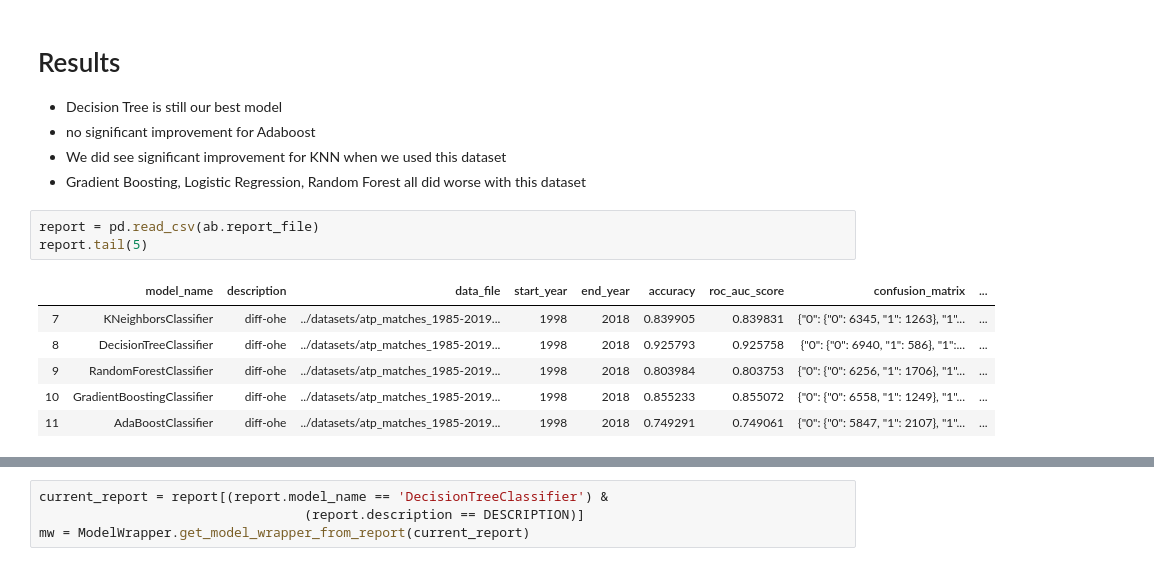
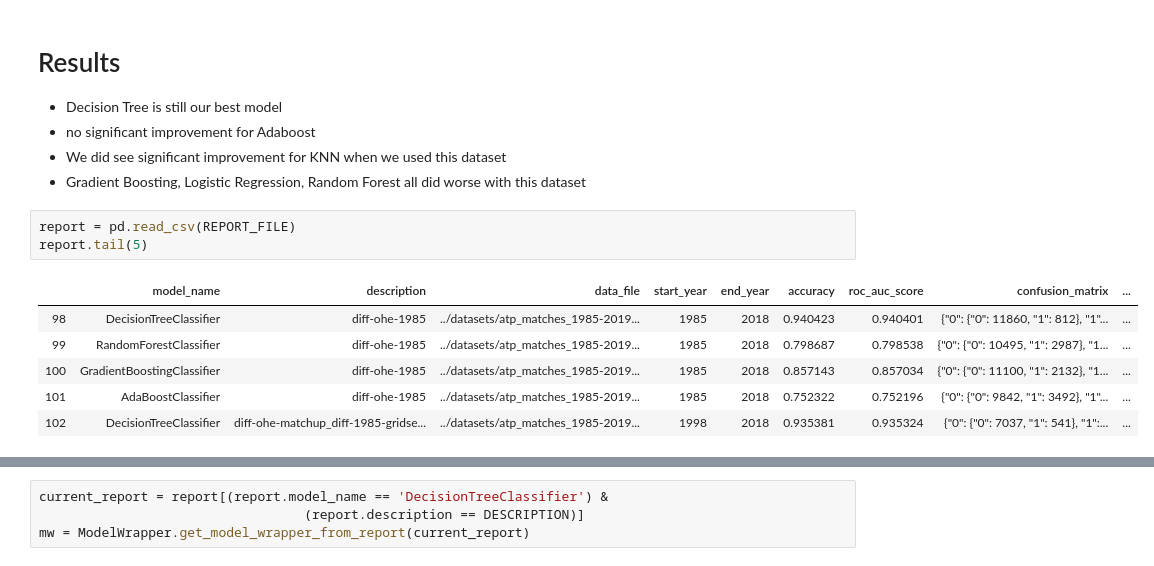
Before and after one commit to sv650s/atp-tennis-predictions, a Jupyter notebook: notebooks/5.1-atp_diff-ohe.ipynb, the cells around one changed output, grey strips where cells are left out. Saved outputs shown, nothing was run; the diff lists cells and outputs as text.

```diff
--- a/notebooks/5.1-atp_diff-ohe.ipynb
+++ b/notebooks/5.1-atp_diff-ohe.ipynb
@@ -365,13 +365,13 @@ Saving report: ../reports/summary.csv
 * We did see significant improvement for KNN when we used this dataset
 * Gradient Boosting, Logistic Regression, Random Forest all did worse with this dataset
 # %%
-report = pd.read_csv(ab.report_file)
+report = pd.read_csv(REPORT_FILE)
 report.tail(5)
 # %% [output]
 |  | model_name | description | data_file | start_year | end_year | accuracy | roc_auc_score | confusion_matrix | ... |
-| 7 | KNeighborsClassifier | diff-ohe | ../datasets/atp_matches_1985-2019... | 1998 | 2018 | 0.839905 | 0.839831 | {"0": {"0": 6345, "1": 1263}, "1"... | ... |
-| 8 | DecisionTreeClassifier | diff-ohe | ../datasets/atp_matches_1985-2019... | 1998 | 2018 | 0.925793 | 0.925758 | {"0": {"0": 6940, "1": 586}, "1":... | ... |
-| 9 | RandomForestClassifier | diff-ohe | ../datasets/atp_matches_1985-2019... | 1998 | 2018 | 0.803984 | 0.803753 | {"0": {"0": 6256, "1": 1706}, "1"... | ... |
-| 10 | GradientBoostingClassifier | diff-ohe | ../datasets/atp_matches_1985-2019... | 1998 | 2018 | 0.855233 | 0.855072 | {"0": {"0": 6558, "1": 1249}, "1"... | ... |
-| 11 | AdaBoostClassifier | diff-ohe | ../datasets/atp_matches_1985-2019... | 1998 | 2018 | 0.749291 | 0.749061 | {"0": {"0": 5847, "1": 2107}, "1"... | ... |
+| 98 | DecisionTreeClassifier | diff-ohe-1985 | ../datasets/atp_matches_1985-2019... | 1985 | 2018 | 0.940423 | 0.940401 | {"0": {"0": 11860, "1": 812}, "1"... | ... |
+| 99 | RandomForestClassifier | diff-ohe-1985 | ../datasets/atp_matches_1985-2019... | 1985 | 2018 | 0.798687 | 0.798538 | {"0": {"0": 10495, "1": 2987}, "1... | ... |
+| 100 | GradientBoostingClassifier | diff-ohe-1985 | ../datasets/atp_matches_1985-2019... | 1985 | 2018 | 0.857143 | 0.857034 | {"0": {"0": 11100, "1": 2132}, "1... | ... |
+| 101 | AdaBoostClassifier | diff-ohe-1985 | ../datasets/atp_matches_1985-2019... | 1985 | 2018 | 0.752322 | 0.752196 | {"0": {"0": 9842, "1": 3492}, "1"... | ... |
+| 102 | DecisionTreeClassifier | diff-ohe-matchup_diff-1985-gridse... | ../datasets/atp_matches_1985-2019... | 1998 | 2018 | 0.935381 | 0.935324 | {"0": {"0": 7037, "1": 541}, "1":... | ... |
 # %%
```
Also changed, not shown: parts of 5 cells of this notebook, 8 other files.
